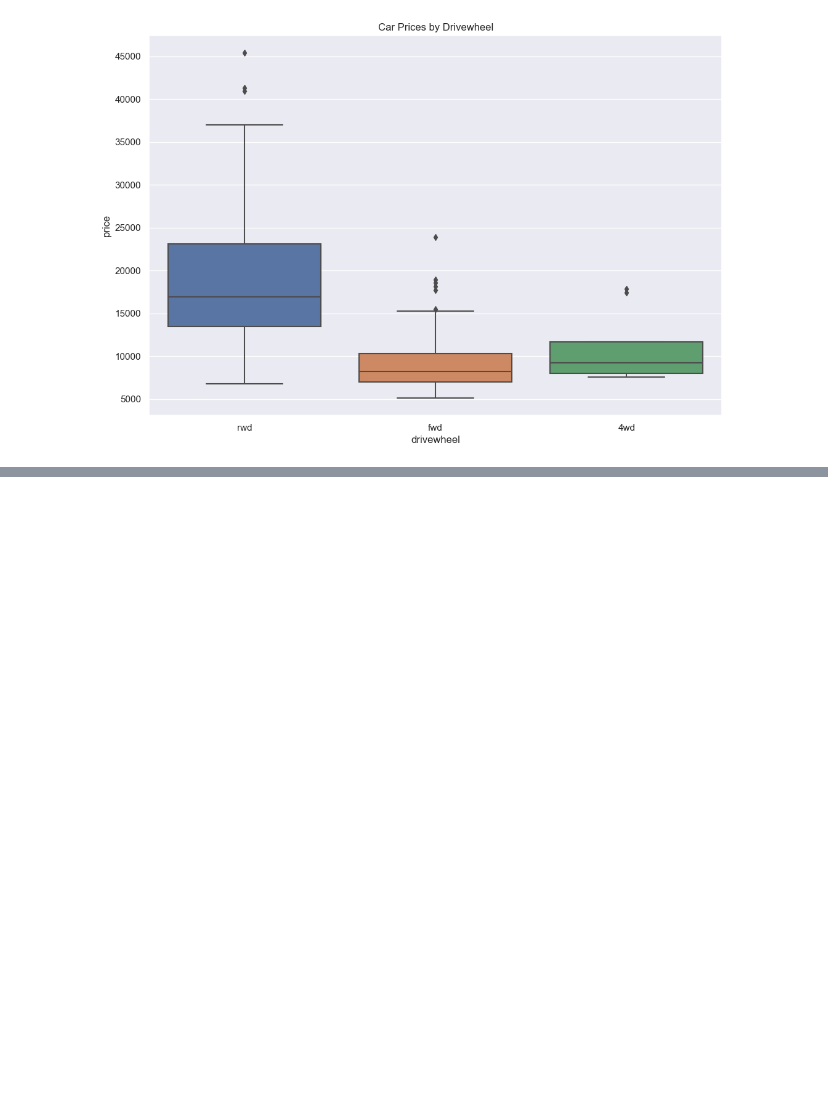
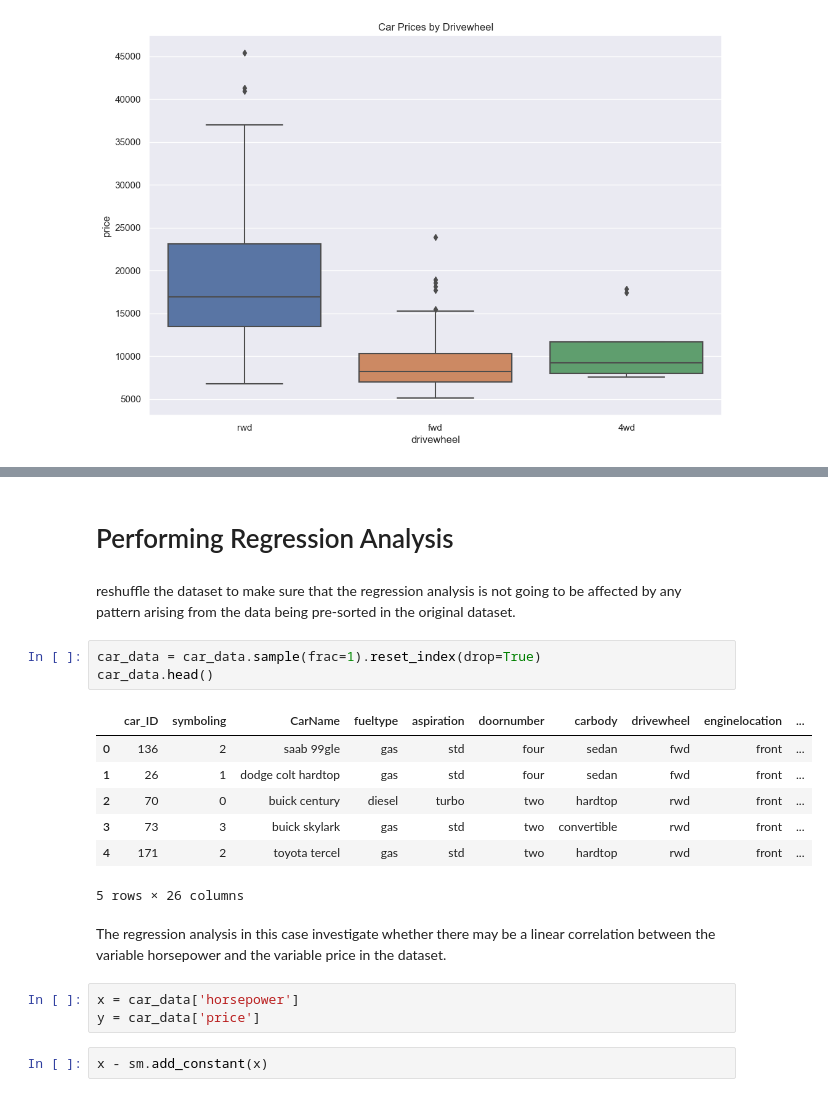
Before and after one commit to D76X/jupyter_notebooks, a Jupyter notebook: FoundationOfStatsAndProp/08.Regression.ipynb, the cells around one changed output, grey strips where cells are left out. Drawn from its saved outputs; the diff is of its cells as text; blank space fills up the shorter version.

Commit message:
regression analysis

```diff
--- a/FoundationOfStatsAndProp/08.Regression.ipynb
+++ b/FoundationOfStatsAndProp/08.Regression.ipynb
@@ -79,0 +80,22 @@ plt.show()
+# %% [markdown]
+# Performing Regression Analysis
+# %% [markdown]
+reshuffle the dataset to make sure that the regression analysis is not going to be affected by any pattern arising from the data being pre-sorted in the original dataset.
+# %%
+car_data = car_data.sample(frac=1).reset_index(drop=True)
+car_data.head()
+# %% [output]
+|  | car_ID | symboling | CarName | fueltype | aspiration | doornumber | carbody | drivewheel | enginelocation | ... |
+| 0 | 136 | 2 | saab 99gle | gas | std | four | sedan | fwd | front | ... |
+| 1 | 26 | 1 | dodge colt hardtop | gas | std | four | sedan | fwd | front | ... |
+| 2 | 70 | 0 | buick century | diesel | turbo | two | hardtop | rwd | front | ... |
+| 3 | 73 | 3 | buick skylark | gas | std | two | convertible | rwd | front | ... |
+| 4 | 171 | 2 | toyota tercel | gas | std | two | hardtop | rwd | front | ... |
+5 rows × 26 columns
+# %% [markdown]
+The regression analysis in this case investigate whether there may be a linear correlation between the variable horsepower and the variable price in the dataset.
+# %%
+x = car_data['horsepower']
+y = car_data['price']
+# %%
+x - sm.add_constant(x)
```
Also changed, not shown: parts of 2 cells of this notebook.
